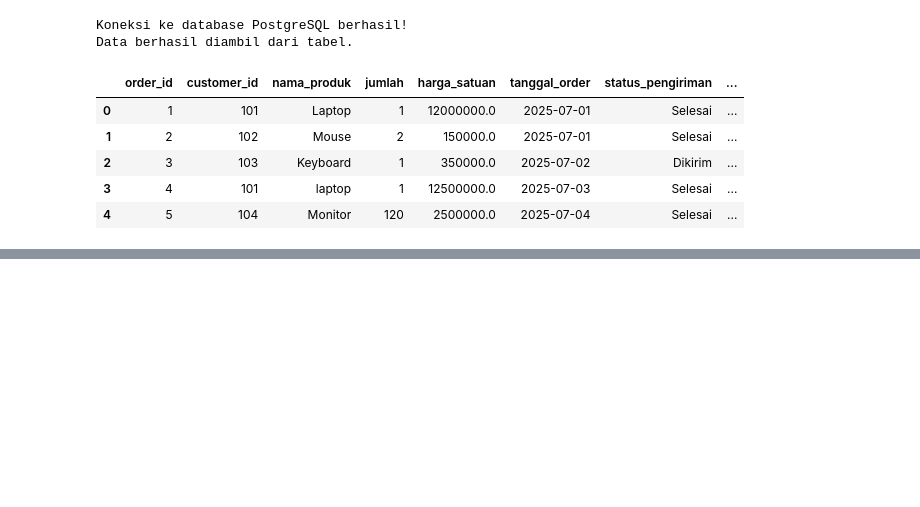
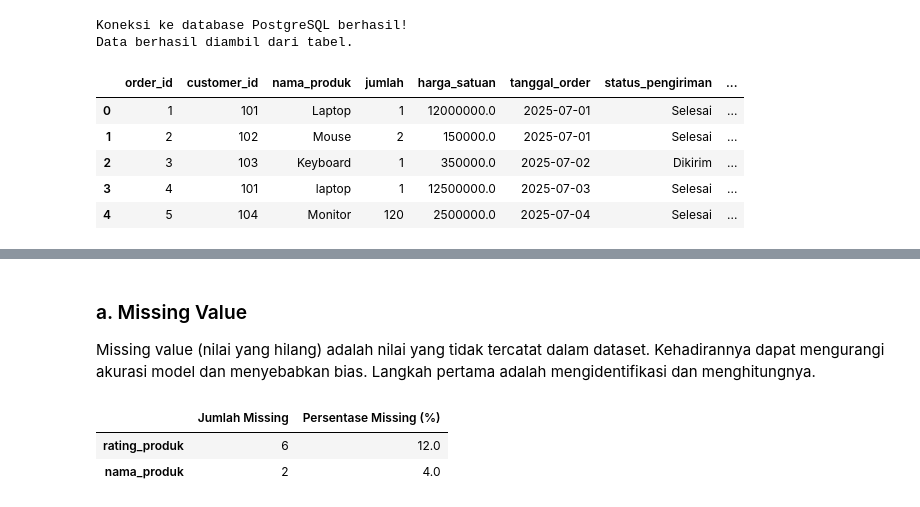
Before and after one commit to ZulfRizz/college-data-science, a Jupyter notebook: psd/data-understanding.ipynb, the cells around one changed output, grey strips where cells are left out. Cells and saved outputs as stored; diff of their text form; code cells hidden in the pictures; blank space fills up the shorter version.

Commit message:
minor fix for data-understanding

```diff
--- a/psd/data-understanding.ipynb
+++ b/psd/data-understanding.ipynb
@@ -73,0 +108,23 @@ Data berhasil diambil dari tabel.
+# %% [markdown]
+### a. Missing Value
+Missing value (nilai yang hilang) adalah nilai yang tidak tercatat dalam dataset. Kehadirannya dapat mengurangi akurasi model dan menyebabkan bias. Langkah pertama adalah mengidentifikasi dan menghitungnya.
+# %%
+# Menghitung jumlah missing value di setiap kolom
+missing_values = df.isnull().sum()
+
+# Menghitung persentase missing value
+missing_percentage = (missing_values / len(df)) * 100
+
+# Membuat DataFrame untuk menampilkan hasilnya
+missing_info = pd.DataFrame({
+    'Jumlah Missing': missing_values,
+    'Persentase Missing (%)': missing_percentage
+})
+
+# Menampilkan kolom yang memiliki missing value saja (diurutkan dari yang terbanyak)
+missing_info[missing_info['Jumlah Missing'] > 0].sort_values(
+    by='Jumlah Missing', ascending=False)
+# %% [output]
+|  | Jumlah Missing | Persentase Missing (%) |
+| rating_produk | 6 | 12.0 |
+| nama_produk | 2 | 4.0 |
```
Also changed, not shown: parts of 12 cells of this notebook.
